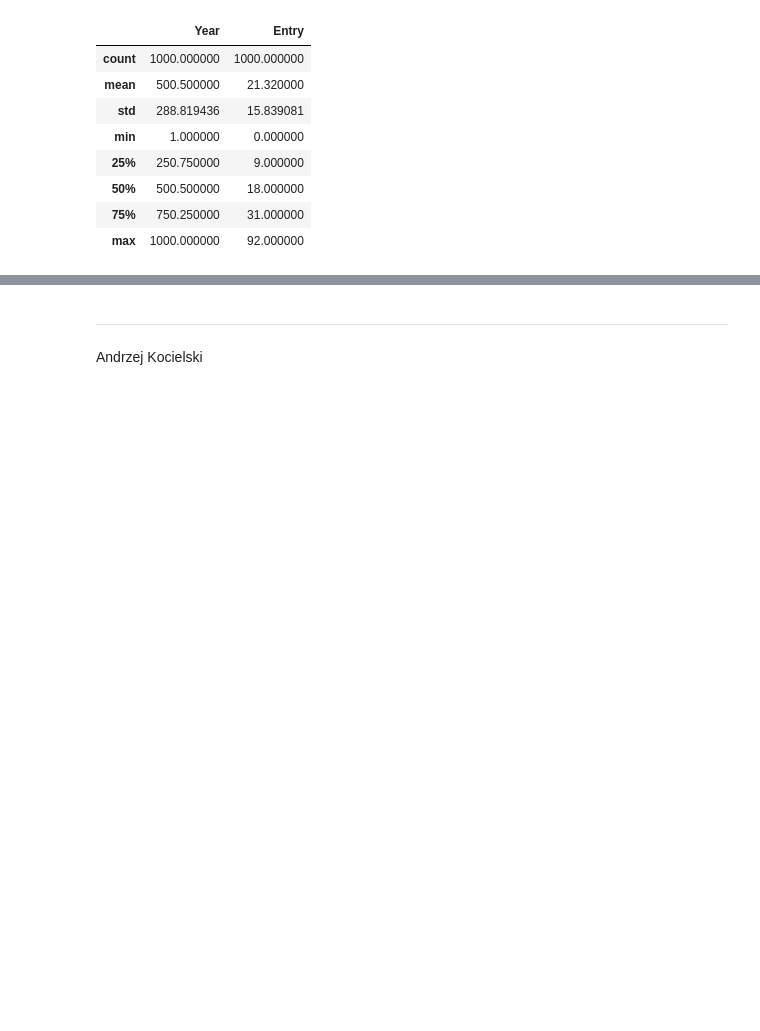
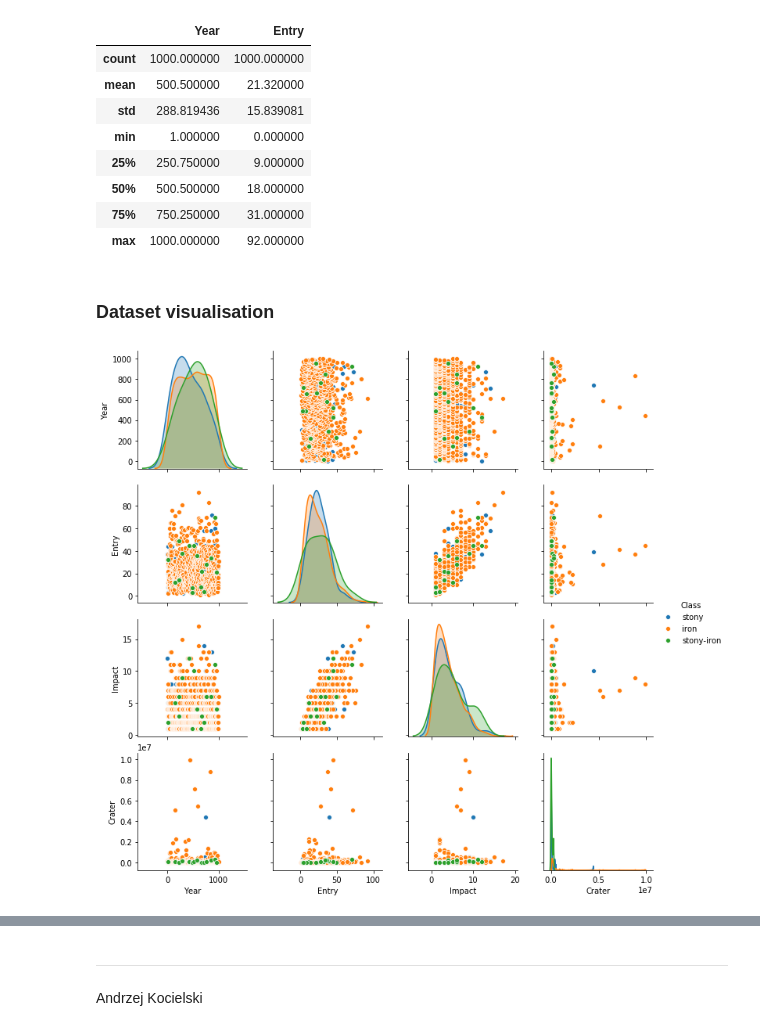
Before and after one commit to andkoc001/data_synthesis, a Jupyter notebook: data_synth_1.ipynb, the cells around one changed output, grey strips where cells are left out. Cells and saved outputs as stored; diff of their text form; code cells hidden in the pictures; blank space fills up the shorter version.

```diff
--- a/data_synth_1.ipynb
+++ b/data_synth_1.ipynb
@@ -468,6 +548,9 @@ $v$ - velocity of the meteorite.
 # %%
 np.set_printoptions(suppress=True, formatter={'float_kind':'{:0.1f}'.format}) # this line eliminates the scientific notation of numbers
 np.random.seed(determinant) # executing this line ensures the generated numbers are the same
+
+# effect of random factors - noise
+en_noise = np.random.random()
 
 # Calculation of the meteoroids energy
 for i in data["Year"]:
@@ -476,7 +559,7 @@ for i in data["Year"]:
         #print(data.loc[i-1]["Mass"], "*", data.loc[i-1]["Velocity"], "=", (data.loc[i-1]["Mass"] * data.loc[i-1]["Velocity"]))
 
         # calculation energy for each meteroid hitting the planet
-        energy_calcs = np.round(0.5 * data.loc[i-1]["Mass"] * pow(data.loc[i-1]["Velocity"], 2), 2)
+        energy_calcs = np.round(np.abs(0.5 * data.loc[i-1]["Mass"] * pow(data.loc[i-1]["Velocity"], 2) + en_noise), 2)
 
         # recording only the highest energy metoroid in the dataset
         data.at[i-1, "Crater"] = max(energy_calcs)
@@ -568,6 +642,14 @@ data.describe()
 | 50% | 500.500000 | 18.000000 |
 | 75% | 750.250000 | 31.000000 |
 | max | 1000.000000 | 92.000000 |
+# %% [markdown]
+### Dataset visualisation
+# %%
+#sns.pairplot(data, kind="scatter")
+sns.pairplot(data, hue="Class")
+plt.show()
+# %% [output]
+[figure, added]
 # %% [markdown]
 ___
 ## References and bibliography
```
Also changed, not shown: parts of 30 cells of this notebook.
